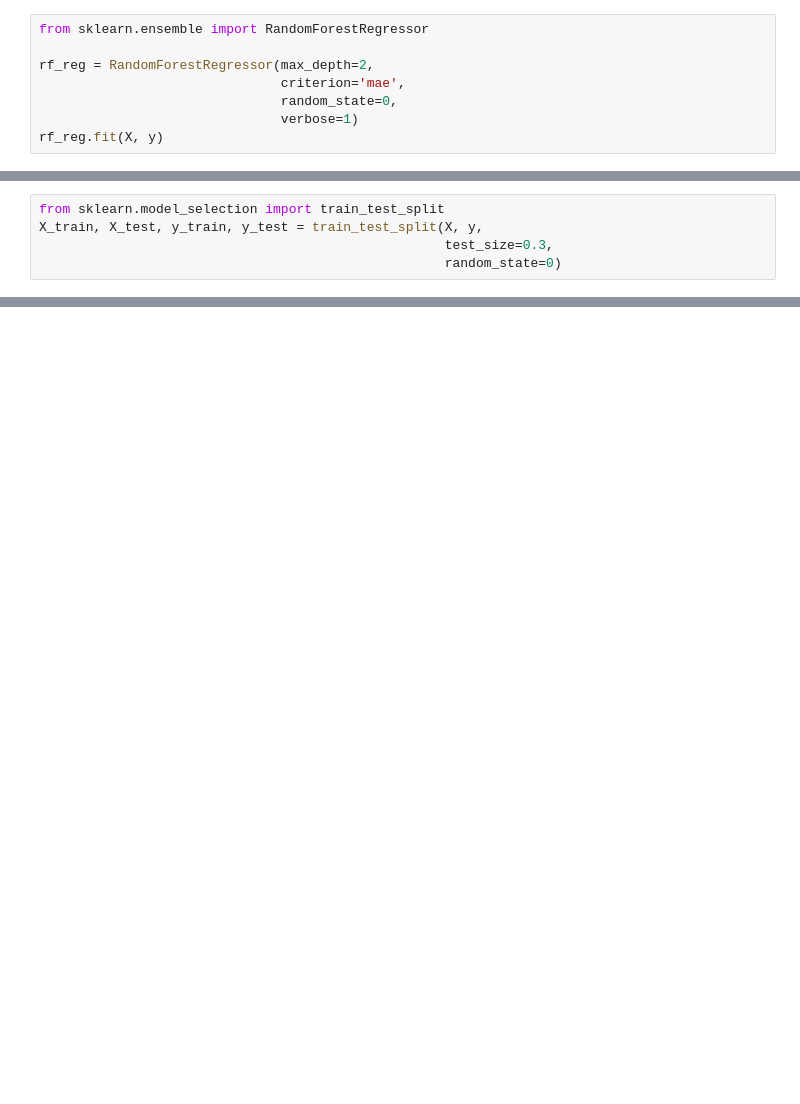
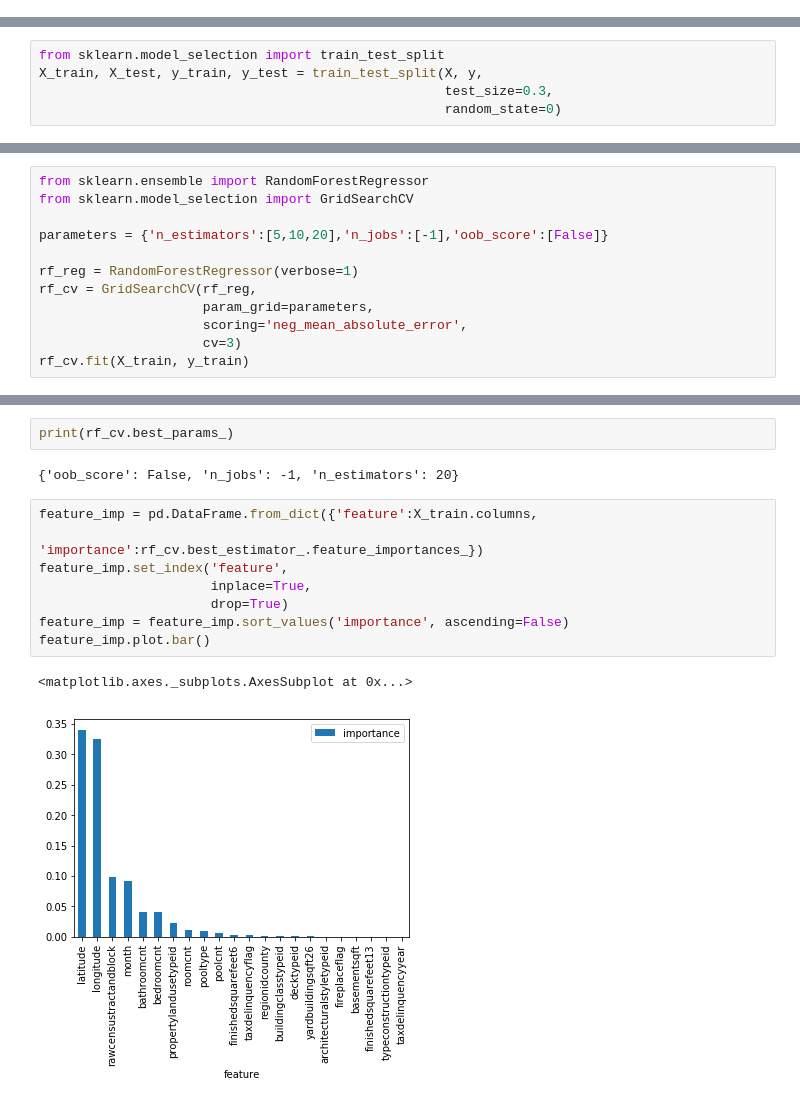
Before and after one commit to SYAN83/zillow, a Jupyter notebook: zillow_prize.ipynb, the cells around one changed output, grey strips where cells are left out. Cells and saved outputs as stored; diff of their text form; blank space fills up the shorter version.

```diff
--- a/zillow_prize.ipynb
+++ b/zillow_prize.ipynb
@@ -425,11 +425,3 @@ train_set = train_set.drop('parcelid', axis=1).drop('transactiondate', axis=1).d
 # %%
 X = train_set.drop('logerror', axis=1)
 y = train_set['logerror']
-# %%
-from sklearn.ensemble import RandomForestRegressor
-
-rf_reg = RandomForestRegressor(max_depth=2,
-                               criterion='mae',
-                               random_state=0,
-                               verbose=1)
-rf_reg.fit(X, y)
@@ -538,0 +437,12 @@ selector.fit_transform(properties)
+# %%
+from sklearn.ensemble import RandomForestRegressor
+from sklearn.model_selection import GridSearchCV
+
+parameters = {'n_estimators':[5,10,20],'n_jobs':[-1],'oob_score':[False]}
+
+rf_reg = RandomForestRegressor(verbose=1)
+rf_cv = GridSearchCV(rf_reg,
+                     param_grid=parameters,
+                     scoring='neg_mean_absolute_error',
+                     cv=3)
+rf_cv.fit(X_train, y_train)
@@ -538,0 +478,15 @@ selector.fit_transform(properties)
+# %%
+print(rf_cv.best_params_)
+# %% [output]
+{'oob_score': False, 'n_jobs': -1, 'n_estimators': 20}
+# %%
+feature_imp = pd.DataFrame.from_dict({'feature':X_train.columns,
+                                      'importance':rf_cv.best_estimator_.feature_importances_})
+feature_imp.set_index('feature',
+                      inplace=True,
+                      drop=True)
+feature_imp = feature_imp.sort_values('importance', ascending=False)
+feature_imp.plot.bar()
+# %% [output]
+<matplotlib.axes._subplots.AxesSubplot at 0x...>
+[figure, added]
```
Also changed, not shown: parts of 27 cells of this notebook, 1 other file.
